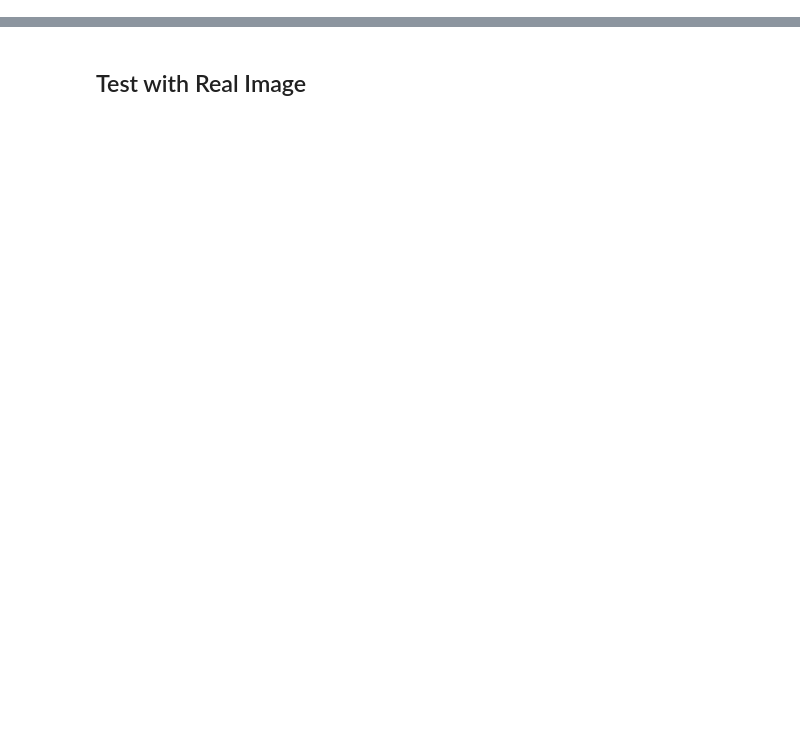
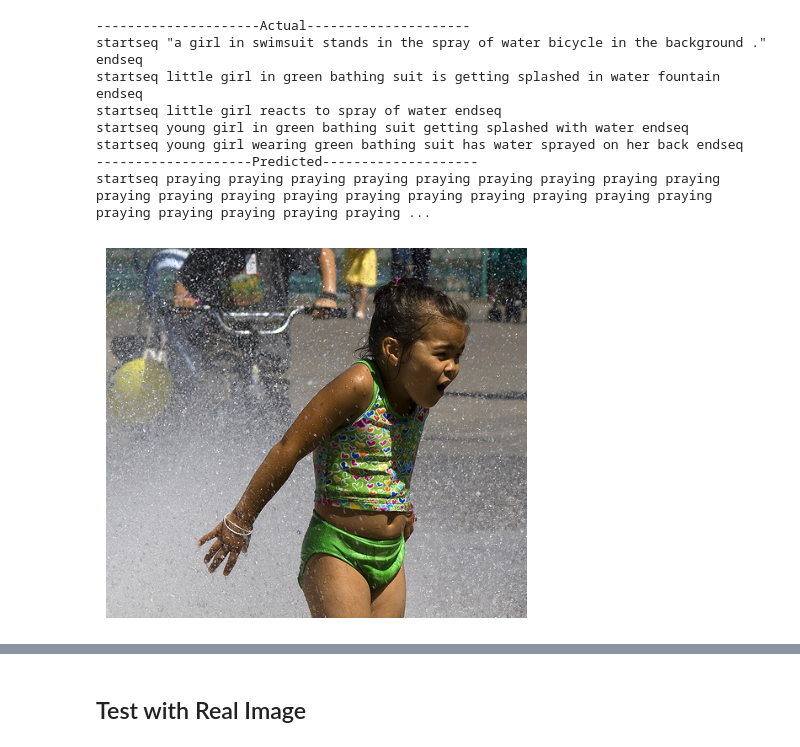
Before and after one commit to Kimdoyeon123/GG_ImageCaptionGenerator, a Jupyter notebook: Image_Caption.ipynb, the cells around one changed output, grey strips where cells are left out. Saved outputs shown, nothing was run; the diff lists cells and outputs as text; code cells hidden in the pictures; blank space fills up the shorter version.

```diff
--- a/Image_Caption.ipynb
+++ b/Image_Caption.ipynb
@@ -258,21 +321,30 @@ def predict_caption(model, image, tokenizer, max_length):
     return in_text
 # %%
 from nltk.translate.bleu_score import corpus_bleu
+from tqdm import tqdm
+
 # validate with test data
 actual, predicted = list(), list()
 
 for key in tqdm(test):
     # get actual caption
     captions = mapping[key]
+
     # predict the caption for image
-    y_pred = predict_caption(model, features[key], tokenizer, max_length)
+    if key in features:
+        y_pred = predict_caption(model, features[key], tokenizer, max_length)
+    else:
+        print(f"Warning: Key {key} not found in features")
+        continue  # 이 경우 해당 이미지를 건너뜁니다.
+
     # split into words
     actual_captions = [caption.split() for caption in captions]
     y_pred = y_pred.split()
+
     # append to the list
     actual.append(actual_captions)
     predicted.append(y_pred)
 
-# calcuate BLEU score
+# calculate BLEU score
 print("BLEU-1: %f" % corpus_bleu(actual, predicted, weights=(1.0, 0, 0, 0)))
 print("BLEU-2: %f" % corpus_bleu(actual, predicted, weights=(0.5, 0.5, 0, 0)))
@@ -279,21 +370,47 @@ print("BLEU-2: %f" % corpus_bleu(actual, predicted, weights=(0.5, 0.5, 0, 0)))
 # %%
 from PIL import Image
 import matplotlib.pyplot as plt
+import os
+
 def generate_caption(image_name):
-    # load the image
-    # image_name = "1001773457_577c3a7d70.jpg"
-    image_id = image_name.split('.')[0]
-    img_path = os.path.join(BASE_DIR, "Images", image_name)
-    image = Image.open(img_path)
-    captions = mapping[image_id]
+    # 절대 경로인 경우와 상대 경로인 경우 모두 처리
+    if os.path.isabs(image_name):
+        img_path = image_name
+        image_id = os.path.splitext(os.path.basename(image_name))[0]  # 파일 이름에서 image_id 추출
+    else:
+        image_id = image_name.split('.')[0]
+        img_path = os.path.join(BASE_DIR, "Images", image_name)
+
+    # 이미지 파일을 엽니다.
+    try:
+        image = Image.open(img_path)
+    except FileNotFoundError:
+        print(f"FileNotFoundError: The file {img_path} does not exist.")
+        return
+
+    captions = mapping.get(image_id, [])
     print('---------------------Actual---------------------')
     for caption in captions:
         print(caption)
+
     # predict the caption
     y_pred = predict_caption(model, features[image_id], tokenizer, max_length)
     print('--------------------Predicted--------------------')
     print(y_pred)
     plt.imshow(image)
+    plt.axis('off')  # 이미지 축 숨기기
+    plt.show()
 # %%
-generate_caption("1001773457_577c3a7d70.jpg")
+# 함수 호출 예시
+generate_caption(r"C:\Users\user\대학\VScode_File\GG-Image_Caption\GG_ImageCaptionGenerator\flickr8k\Images\3765374230_cb1bbee0cb.jpg")
+# %% [output]
+---------------------Actual---------------------
+startseq "a girl in swimsuit stands in the spray of water bicycle in the background ." endseq
+startseq little girl in green bathing suit is getting splashed in water fountain endseq
+startseq little girl reacts to spray of water endseq
+startseq young girl in green bathing suit getting splashed with water endseq
+startseq young girl wearing green bathing suit has water sprayed on her back endseq
+--------------------Predicted--------------------
+startseq praying praying praying praying praying praying praying praying praying praying praying praying praying praying praying praying praying praying praying praying praying praying praying praying ...
+[figure, added]
 # %%
```
Also changed, not shown: parts of 18 cells of this notebook.
